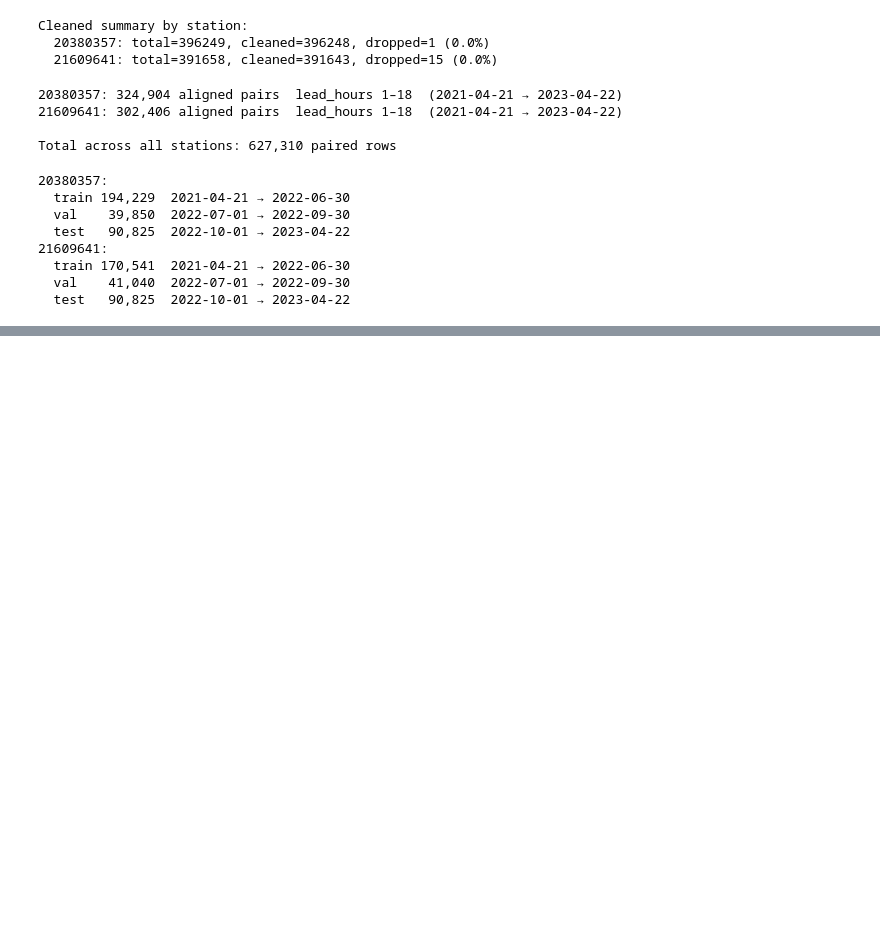
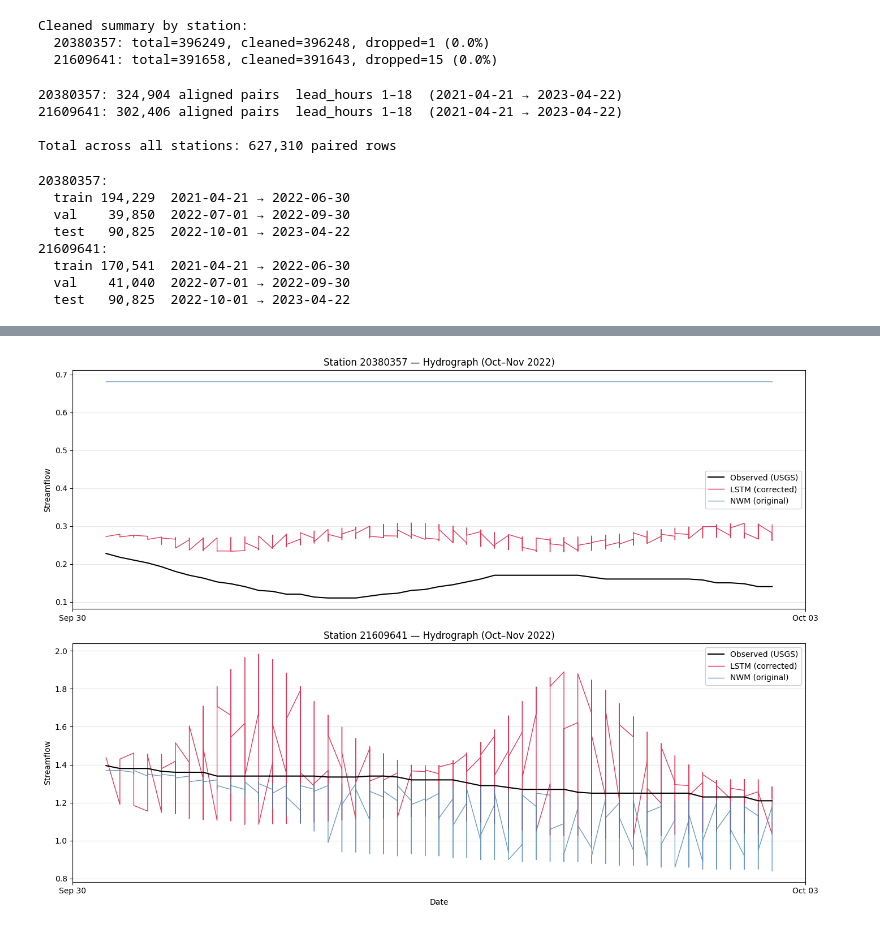
Before and after one commit to malloryr810/AI-Final-Project-GroupRRM, a Jupyter notebook: Forecastset.ipynb, the cells around one changed output, grey strips where cells are left out. Saved outputs shown, nothing was run; the diff lists cells and outputs as text; code cells hidden in the pictures; blank space fills up the shorter version.

```diff
--- a/Forecastset.ipynb
+++ b/Forecastset.ipynb
@@ -435,7 +459,7 @@ def build_lstm(seq_len: int, n_features: int,
     out = keras.layers.Reshape((seq_len,), name='corrected_streamflow')(out)
 
     model = keras.Model(inp, out)
-    model.compile(optimizer=keras.optimizers.Adam(1e-3), loss='mse')
+    model.compile(optimizer=keras.optimizers.Adam(1e-3, clipnorm=1.0), loss='mse')
     return model
 
 
@@ -529,29 +553,29 @@ def mae_score(obs: np.ndarray, sim: np.ndarray) -> float:
 
 
 def _inv_col(scaled: np.ndarray, scaler: StandardScaler, col: int) -> np.ndarray:
-    """Inverse-transform one column of a two-column StandardScaler."""
+    """Inverse-transform one column of the two-column stream scaler, then undo log1p."""
     flat  = scaled.flatten()
     dummy = np.zeros((len(flat), 2), dtype=np.float64)
     dummy[:, col] = flat
-    return scaler.inverse_transform(dummy)[:, col].reshape(scaled.shape)
+    log_vals = scaler.inverse_transform(dummy)[:, col].reshape(scaled.shape)
+    return np.expm1(log_vals)
 
 
 for station_name, sd in seq_data.items():
     scaler = sd['scaler']
 
-    y_pred_scaled = models[station_name].predict(sd['X_test'], verbose=0)  # (N, 18)
+    y_pred_scaled = models[station_name].predict(sd['X_test'], verbose=0)
 
-    # Inverse-transform to physical units
-    # col 0 = nwm_streamflow, col 1 = usgs_streamflow (scaler fit order)
-    obs  = _inv_col(sd['y_test'],      scaler, col=1)  # (N, 18)
-    pred = _inv_col(y_pred_scaled,      scaler, col=1)  # (N, 18)
-    nwm  = _inv_col(sd['nwm_test'],     scaler, col=0)  # (N, 18)
+    # Inverse-transform to physical units (col 0 = nwm, col 1 = usgs)
+    obs  = _inv_col(sd['y_test'],    scaler, col=1)
+    pred = _inv_col(y_pred_scaled,   scaler, col=1)
+    nwm  = _inv_col(sd['nwm_test'],  scaler, col=0)
 
     obs_f, pred_f, nwm_f = obs.flatten(), pred.flatten(), nwm.flatten()
 
     print(f'\n{station_name} — Test Set (Oct 2022 – Apr 2023)')
     print(f'  {"Model":22s}  {"NSE":>7}  {"RMSE":>8}  {"MAE":>8}')
-    print(f'  {"LSTM (corrected)":22s}  {nse(obs_f,  pred_f):>7.4f}  {rmse(obs_f,  pred_f):>8.4f}  {mae_score(obs_f,  pred_f):>8.4f}')
+    print(f'  {"LSTM (corrected)":22s}  {nse(obs_f, pred_f):>7.4f}  {rmse(obs_f, pred_f):>8.4f}  {mae_score(obs_f, pred_f):>8.4f}')
     print(f'  {"NWM (original)":22s}  {nse(obs_f,  nwm_f):>7.4f}  {rmse(obs_f,  nwm_f):>8.4f}  {mae_score(obs_f,  nwm_f):>8.4f}')
 
     print(f'\n  Per-lead-hour NSE:')
@@ -578,0 +603,60 @@ for station_name, sd in seq_data.items():
+# %%
+import matplotlib.pyplot as plt
+import matplotlib.dates as mdates
+
+fig, axes = plt.subplots(len(seq_data), 1, figsize=(14, 5 * len(seq_data)), sharex=False)
+if len(seq_data) == 1:
+    axes = [axes]
+
+for ax, (station_name, sd) in zip(axes, seq_data.items()):
+    scaler = sd['scaler']
+    y_pred_scaled = models[station_name].predict(sd['X_test'], verbose=0)
+
+    obs  = _inv_col(sd['y_test'],   scaler, col=1)
+    pred = _inv_col(y_pred_scaled,  scaler, col=1)
+    nwm  = _inv_col(sd['nwm_test'], scaler, col=0)
+
+    test_df  = splits[station_name]['test']
+    ts_list  = []
+    for _, group in test_df.groupby('forecast_init'):
+        group = group.sort_values('lead_hours')
+        if len(group) != SEQ_LEN:
+            continue
+        ts_list.append(pd.to_datetime(group['forecast_valid'].to_numpy()))
+    timestamps = np.array(ts_list)  # (N, 18)
+
+    ts_flat   = timestamps.flatten()
+    obs_flat  = obs.flatten()
+    pred_flat = pred.flatten()
+    nwm_flat  = nwm.flatten()
+
+    sort_idx  = np.argsort(ts_flat)
+    ts_flat   = ts_flat[sort_idx]
+    obs_flat  = obs_flat[sort_idx]
+    pred_flat = pred_flat[sort_idx]
+    nwm_flat  = nwm_flat[sort_idx]
+
+    # Show first 30 days
+    n_plot = min(len(ts_flat), 30 * 24)
+
+    ax.plot(ts_flat[:n_plot], obs_flat[:n_plot],  label='Observed (USGS)',  color='black',     lw=1.5, zorder=3)
+    ax.plot(ts_flat[:n_plot], pred_flat[:n_plot], label='LSTM (corrected)', color='crimson',   lw=1.0, alpha=0.85)
+
+    # NWM values for station 20380357 are on a very different scale
+    obs_lo, obs_hi = obs_flat[:n_plot].min(), obs_flat[:n_plot].max()
+    nwm_clipped = np.clip(nwm_flat[:n_plot], obs_lo - abs(obs_hi) * 0.5, obs_hi * 3)
+    ax.plot(ts_flat[:n_plot], nwm_clipped,        label='NWM (original)',   color='steelblue', lw=1.0, alpha=0.8)
+
+    ax.set_title(f'Station {station_name} — Hydrograph (Oct–Nov 2022)', fontsize=12)
+    ax.set_ylabel('Streamflow')
+    ax.xaxis.set_major_formatter(mdates.DateFormatter('%b %d'))
+    ax.xaxis.set_major_locator(mdates.WeekdayLocator(interval=1))
+    ax.legend(framealpha=0.9)
+    ax.grid(True, alpha=0.3)
+
+axes[-1].set_xlabel('Date')
+fig.tight_layout()
+plt.savefig('hydrograph_test_period.png', dpi=150, bbox_inches='tight')
+plt.show()
+# %% [output]
+[figure, added]
```
Also changed, not shown: parts of 7 cells of this notebook.
